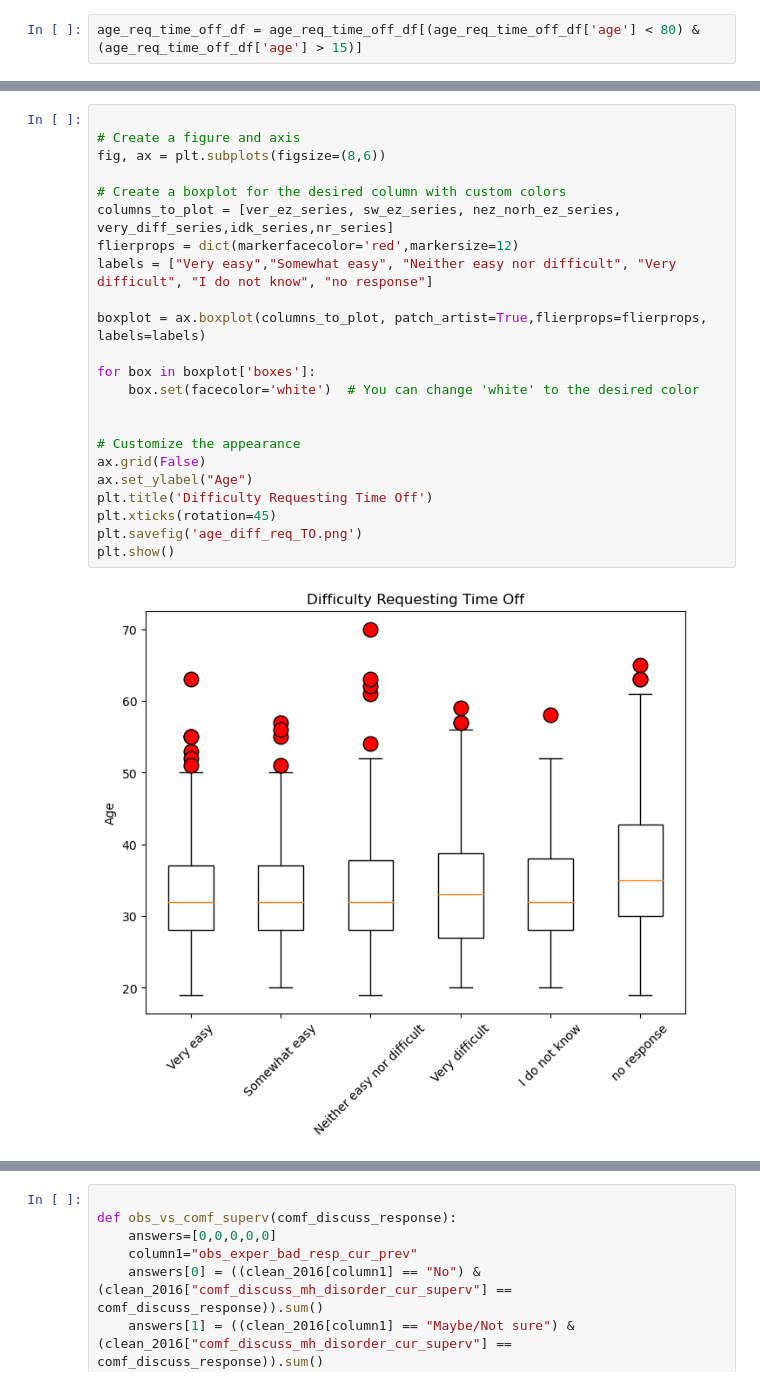
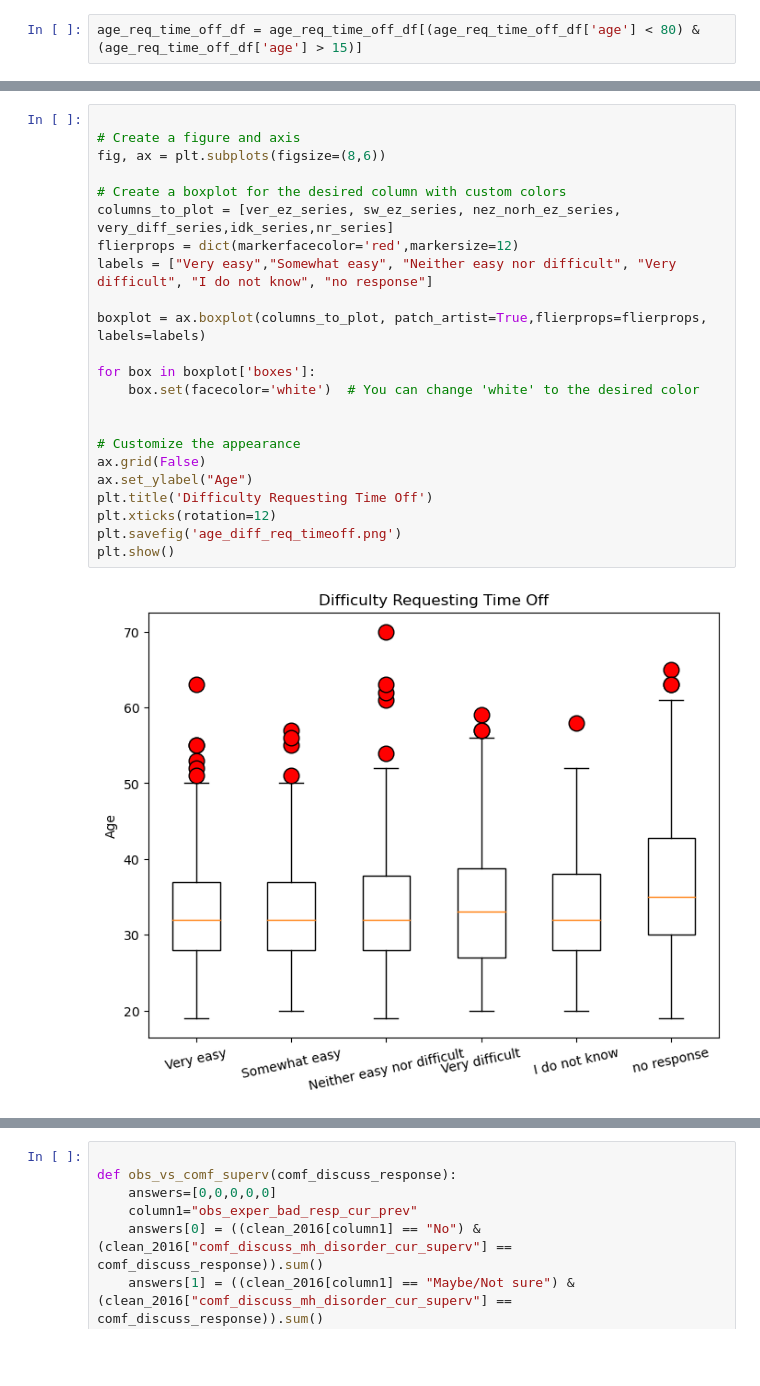
Before and after one commit to SecondHandSushi/Project-1-Mental-Tech, a Jupyter notebook: Project-1.ipynb, the cells around one changed output, grey strips where cells are left out. Saved outputs shown, nothing was run; the diff lists cells and outputs as text; blank space fills up the shorter version.

```diff
--- a/Project-1.ipynb
+++ b/Project-1.ipynb
@@ -365,28 +366,28 @@ Name: No Response, dtype: int64
 # %%
 
 # Create a figure and axis
 fig, ax = plt.subplots(figsize=(8,6))
 
 # Create a boxplot for the desired column with custom colors
 columns_to_plot = [ver_ez_series, sw_ez_series, nez_norh_ez_series, very_diff_series,idk_series,nr_series]
 flierprops = dict(markerfacecolor='red',markersize=12)
 labels = ["Very easy","Somewhat easy", "Neither easy nor difficult", "Very difficult", "I do not know", "no response"]
 
 boxplot = ax.boxplot(columns_to_plot, patch_artist=True,flierprops=flierprops, labels=labels)
 
 for box in boxplot['boxes']:
     box.set(facecolor='white')  # You can change 'white' to the desired color
 
 
 # Customize the appearance
 ax.grid(False)
 ax.set_ylabel("Age")
 plt.title('Difficulty Requesting Time Off')
-plt.xticks(rotation=45)
-plt.savefig('age_diff_req_TO.png')
+plt.xticks(rotation=12)
+plt.savefig('age_diff_req_timeoff.png')
 plt.show()
 # %% [output]
-[figure, old version]
+[figure, new version]
 # %%
 def age_req_off_stat(df,):
     summary_stats = df.age_req_time_off_df
```
Also changed, not shown: parts of 27 cells of this notebook, 16 other files.
